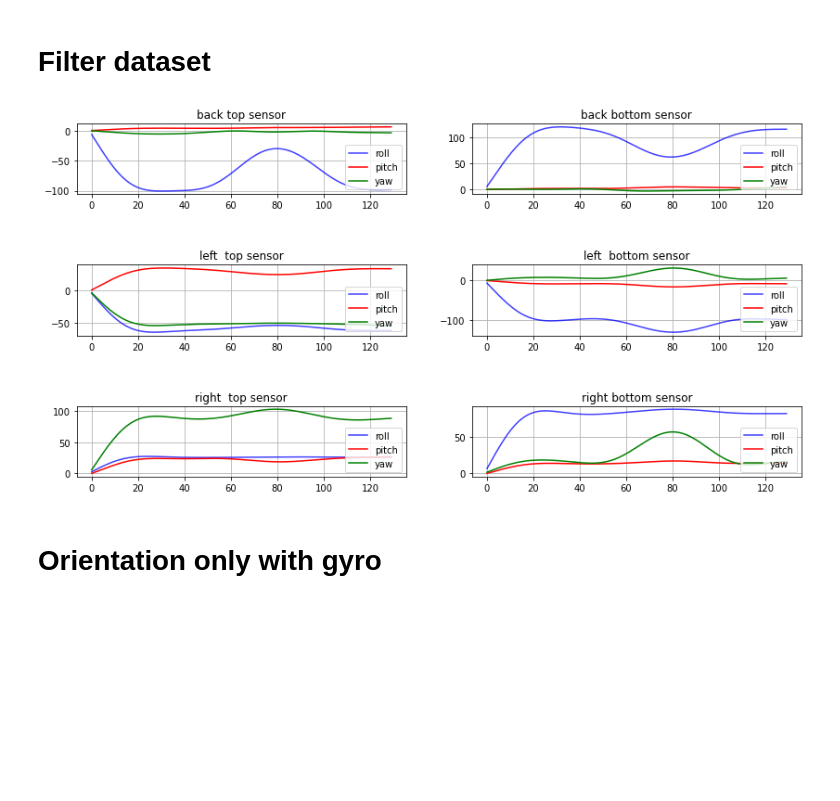
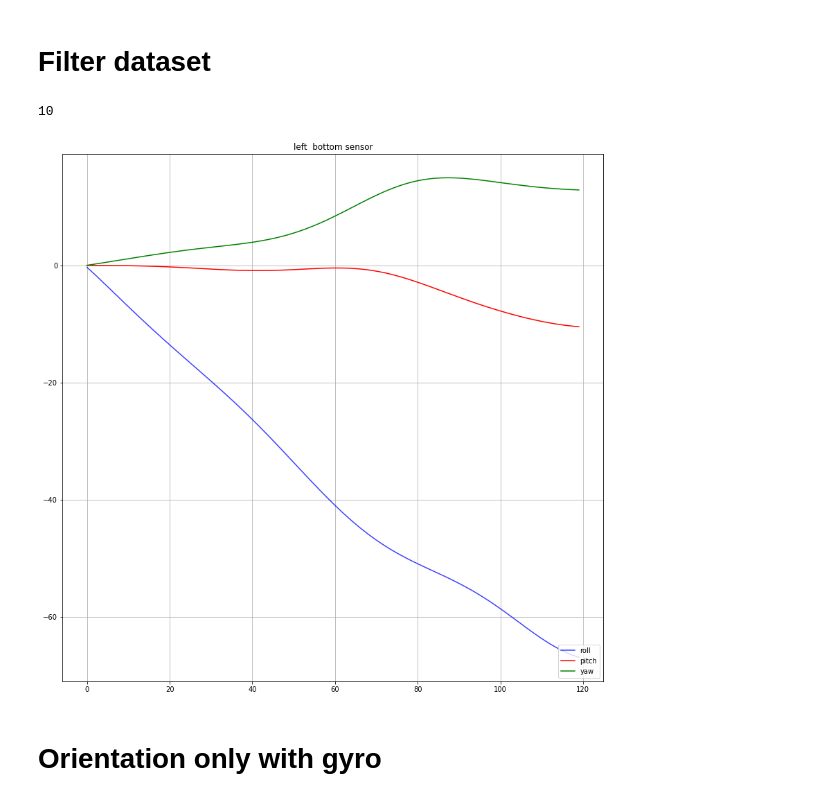
Before and after one commit to Demilaris/human_intention, a Jupyter notebook: IMU Preprocessing.ipynb, the cells around one changed output. Drawn from its saved outputs; the diff is of its cells as text; code cells hidden in the pictures; blank space fills up the shorter version.

Commit message:
testing test

```diff
--- a/IMU Preprocessing.ipynb
+++ b/IMU Preprocessing.ipynb
@@ -187,7 +187,7 @@ def find_orientation(calibrated_mpu):
 
     quaternions = []
 
-    heading = mg.MadgwickAHRS(sampleperiod = 0.06,beta = 1)
+    heading = mg.MadgwickAHRS(sampleperiod =0.05,beta = 1)
     for i,row in calibrated_mpu.iterrows():
         gyro_d  = []
         accel_d = []
@@ -232,7 +232,7 @@ def all_calibrate(calibration_set,dataset):
     bt_outl,bb_outl,lt_outl,lb_outl,rt_outl,rb_outl =  find_outliers(calibration_set)
     bt_1,bb_1,lt_1,lb_1,rt_1,rb_1=parse_to_sensors(dataset)
 
-    show_plot(lb_1,'first ',False)
+    show_plot(lb_1,'first ',True)
 
     calibrated_bt = calibration(bt_outl,bt_1)
     calibrated_bb = calibration(bb_outl,bb_1)
@@ -242,7 +242,7 @@ def all_calibrate(calibration_set,dataset):
     calibrated_rt = calibration(rt_outl,rt_1)
 
 
-    show_plot(calibrated_lb,'calibrated ',False)
+    show_plot(calibrated_lb,'calibrated ',True)
 
 #     print(calibrated_lb)
     orientation_bt = find_orientation(calibrated_bt)
@@ -251,12 +251,11 @@ def all_calibrate(calibration_set,dataset):
     orientation_lb = find_orientation(calibrated_lb)
     orientation_rt = find_orientation(calibrated_rt)
     orientation_rb = find_orientation(calibrated_rb)
-
-
     return   orientation_bt, orientation_bb, orientation_lt, orientation_lb, orientation_rt, orientation_rb
 # %%
 name = 'Vadim'
-сalibration_set= read_csv_file(f'calibration/600_calibration.csv')
+сalibration_set= read_csv_file(f'calibration/10_Vadim.csv')
+
 
 
 filenames = next(walk(f'D:/Thesis/{name}/'), (None, None, []))[2]  # [] if no file
@@ -269,7 +268,9 @@ for i in range(len(filenames)):
     orientation_bt, orientation_bb, orientation_lt, orientation_lb, orientation_rt, orientation_rb = all_calibrate(сalibration_set,IMU_set)
     ready_dataset = pd.concat([orientation_bt, orientation_bb, orientation_lt, orientation_lb, orientation_rt, orientation_rb],axis = 1)
 #     print(ready_dataset)
-    ready_dataset.to_csv(f"D:\Thesis\dataset\lifting_orientation_{i}_0.csv", sep=",")
+    ready_dataset.to_csv(f"D:\Thesis\dataset\lifting_orientation_0_0.csv", sep=",")
+
+test_plot = pd.read_csv(f'D:/Thesis/dataset/lifting_orientation_{i}_0.csv')
 # %% [output]
 D:/Thesis/Vadim/10_Vadim.csv
 [interactive output not drawn]
@@ -378,5 +381,5 @@ def matplot_plot(frame,name_sensor_plot):
 # %%
-test_plot = pd.read_csv('D:/Thesis/dataset/lifting_orientation_{}_0.csv')
+# i = input()
 
 
 test_plot_1 = preprocessing_dataset(test_plot)
@@ -393,49 +396,53 @@ name_sensor_plot = 'lb_h'
 
 orientation_bt_test= test_plot_1[bt_h]
 orientation_bb_test= test_plot_1[bb_h]
 orientation_lt_test= test_plot_1[lt_h]
 orientation_lb_test= test_plot_1[lb_h]
 orientation_rt_test= test_plot_1[rt_h]
 orientation_rb_test= test_plot_1[rb_h]
 
 
 frame_bt = filter_angles(orientation_bt_test)
 frame_bb = filter_angles(orientation_bb_test)
 frame_lt = filter_angles(orientation_lt_test)
 frame_lb = filter_angles(orientation_lb_test)
 frame_rt = filter_angles(orientation_rt_test)
 frame_rb = filter_angles(orientation_rb_test)
 
+# %matplotlib widget
 
 # frame = frame.loc[15:]
-plt.figure(figsize=(14, 7))
-plt.subplots_adjust(hspace=1)
+plt.figure(figsize=(14, 14))
+matplot_plot(frame_lb,'left  bottom sensor')
+plt.show()
+# plt.subplots_adjust(hspace=1)
 
 
 
-plt.subplot(3, 2, 1)
-matplot_plot(frame_bt,'back top sensor')
+# plt.subplot(3, 2, 1)
+# matplot_plot(frame_bt,'back top sensor')
 
-plt.subplot(3, 2, 2)
-matplot_plot(frame_bb,'back bottom sensor')
+# plt.subplot(3, 2, 2)
+# matplot_plot(frame_bb,'back bottom sensor')
 
 
-plt.subplot(3, 2,3)
-matplot_plot(frame_lt,'left  top sensor')
+# plt.subplot(3, 2,3)
+# matplot_plot(frame_lt,'left  top sensor')
 
-plt.subplot(3, 2,4)
-matplot_plot(frame_lb,'left  bottom sensor')
+# plt.subplot(3, 2,4)
+# matplot_plot(frame_lb,'left  bottom sensor')
 
 
-plt.subplot(3, 2, 5)
-matplot_plot(frame_rt,'right  top sensor')
+# plt.subplot(3, 2, 5)
+# matplot_plot(frame_rt,'right  top sensor')
 
 
-plt.subplot(3, 2, 6)
-matplot_plot(frame_rb,'right bottom sensor')
-plt.show()
+# plt.subplot(3, 2, 6)
+# matplot_plot(frame_rb,'right bottom sensor')
+# plt.show()
 # %% [output]
+10
-[figure, old version]
+[figure, new version]
 # %% [markdown]
 # Orientation only with gyro
 # %%
```
Also changed, not shown: parts of 4 cells of this notebook, 34 other files.
